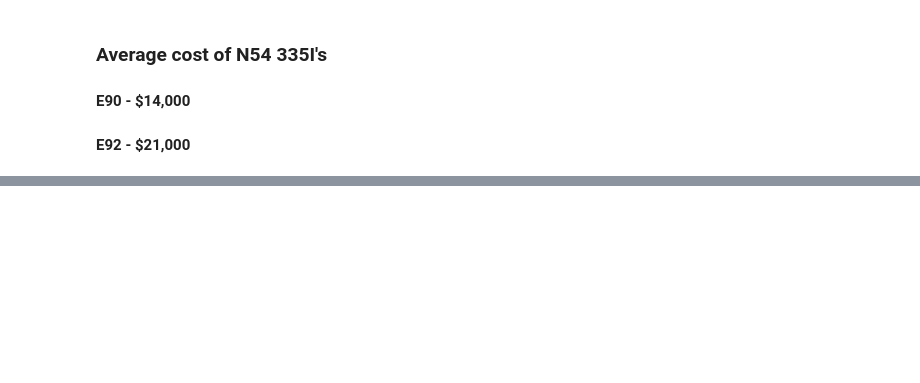
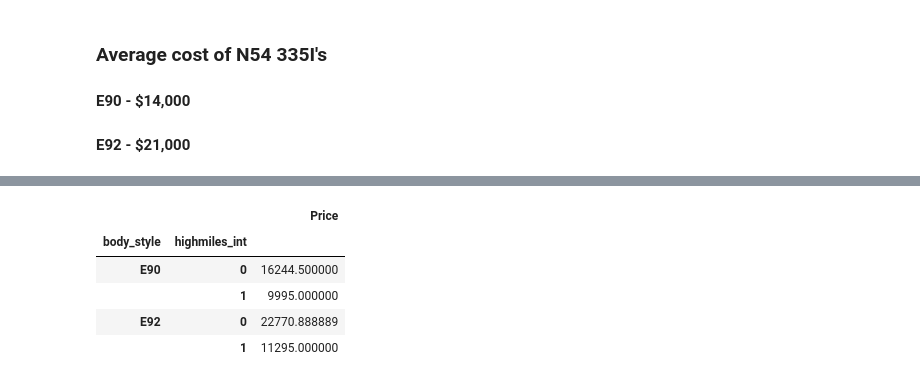
Before and after one commit to MarioRashadHUB/BMW-Price-Analysis, a Jupyter notebook: eda.ipynb, the cells around one changed output, grey strips where cells are left out. Drawn from its saved outputs; the diff is of its cells as text; code cells hidden in the pictures; blank space fills up the shorter version.

```diff
--- a/eda.ipynb
+++ b/eda.ipynb
@@ -77,2 +117,9 @@ df.head()
 # %%
-pd.pivot_table(df,index=['body_style'], values=['Price'])
+pd.pivot_table(df,index=['body_style','highmiles_int'], values=['Price'])
+# %% [output]
+|  |  | Price |
+| body_style | highmiles_int |  |
+| E90 | 0 | 16244.500000 |
+|  | 1 | 9995.000000 |
+| E92 | 0 | 22770.888889 |
+|  | 1 | 11295.000000 |
```
Also changed, not shown: parts of 13 cells of this notebook.
